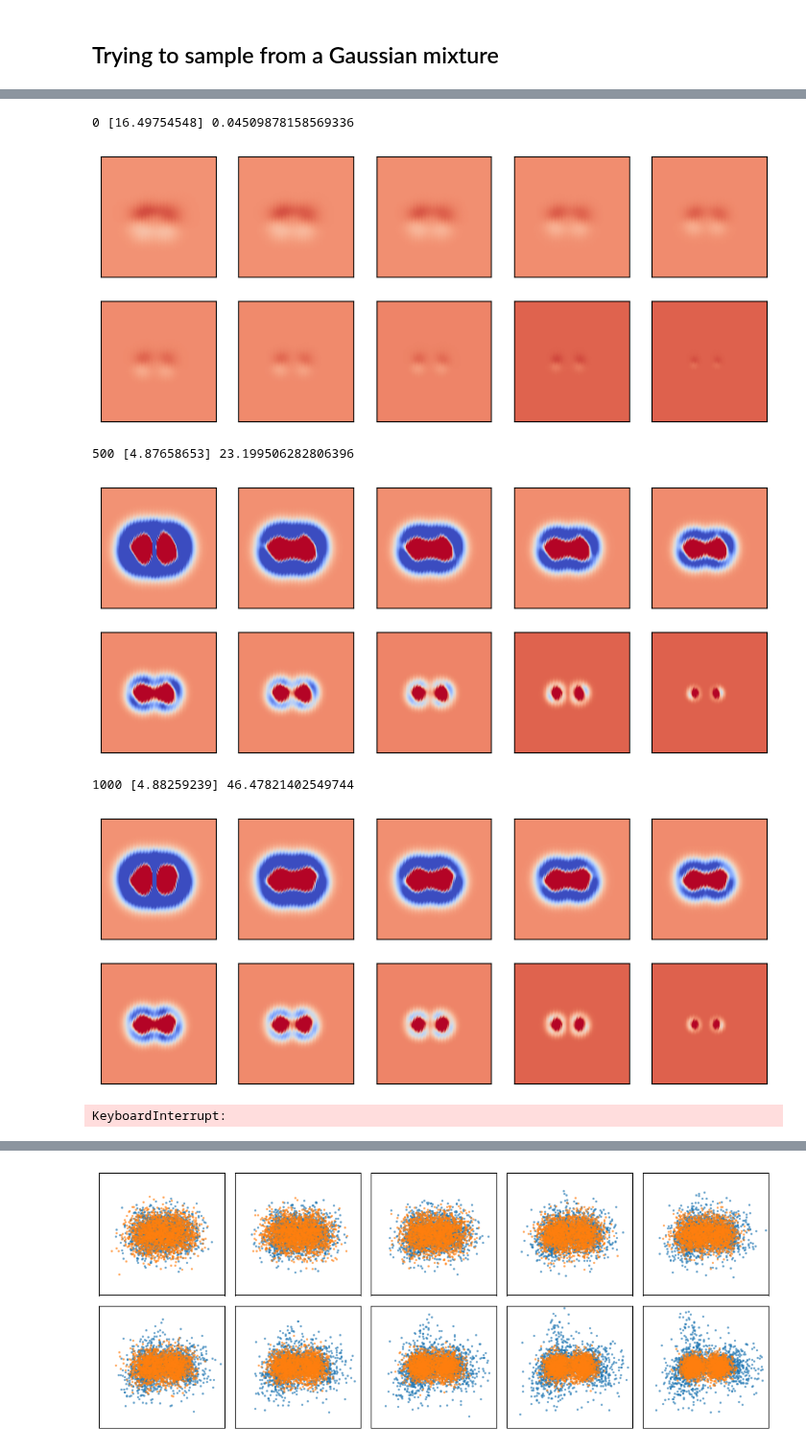
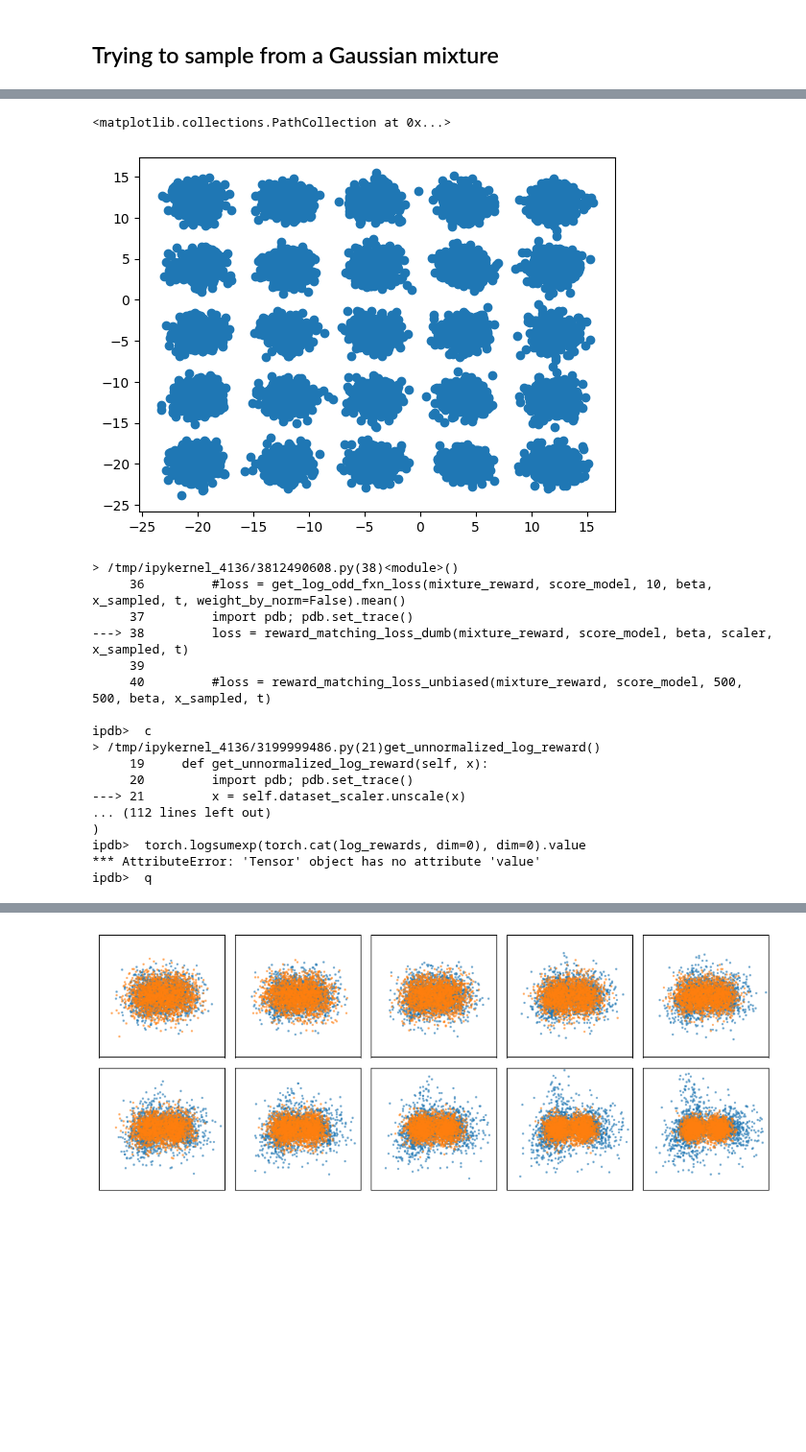
Before and after one commit to taraak/pita, a Jupyter notebook: notebooks/convolutional_continuity_equation_stuff.ipynb, the cells around one changed output, grey strips where cells are left out. Shown at 96% size. Saved outputs shown, nothing was run; the diff lists cells and outputs as text; code cells hidden in the pictures; blank space fills up the shorter version.

```diff
--- a/notebooks/convolutional_continuity_equation_stuff.ipynb
+++ b/notebooks/convolutional_continuity_equation_stuff.ipynb
@@ -662,2 +679,45 @@ plt.scatter(*dataset.T)
+# %%
+num_samples = 500
+shift = 4
+target_sigma_squared = 0.3
+
+samples = []
+centers = [torch.tensor([[a, b]], dtype=torch.float) for a in range(-20, 20, 8) for b in range(-20, 20, 8)]
+for center in centers:
+    center = center.expand(num_samples, 2)
+    samples.append(torch.normal(center, torch.full((num_samples, 1), 1.0)))
+
+dataset = torch.cat(samples, dim=0)
+
+x_max = dataset[:, 0].max()
+y_max = dataset[:, 1].max()
+
+class DatasetScaler:
+    def __init__(self, dataset):
+        self.x_max = dataset[:, 0].max()
+        self.y_max = dataset[:, 1].max()
+
+    def scale(self, data_to_scale):
+        new_data = data_to_scale.clone()
+
+        new_data[..., 0] = new_data[..., 0] / self.x_max
+        new_data[..., 1] = new_data[..., 1] / self.y_max
+
+        return new_data
+
+    def unscale(self, data_to_unscale):
+        new_data = data_to_unscale.clone()
+
+        new_data[..., 0] = data_to_unscale[..., 0] * self.x_max
+        new_data[..., 1] = data_to_unscale[..., 1] * self.y_max
+
+        return new_data
+
+scaler = DatasetScaler(dataset)
+
+plt.scatter(*dataset.T)
+# %% [output]
+<matplotlib.collections.PathCollection at 0x...>
+[figure, added]
 # %%
 class GaussianMixtureRewardFunction:
@@ -785,12 +848,12 @@ timer = time.time()
 errs = []
 log = []
 the_log = []
-bs = 256
+bs = 1024
 
 had_zero_reward_yet = False
 
 dataset = dataset.to(device=DEVICE)
-for it in range(4000):
+for it in range(500):
     dataset = dataset[torch.randperm(len(dataset))]
     num_batches = int(np.ceil(len(dataset) / float(bs)))
     #if it % 1000 == 0:
@@ -808,8 +871,9 @@ for it in range(4000):
 
         #loss = exact_loss(mixture_reward, score_model, x_sampled, t)
         #loss = get_log_odd_fxn_loss(mixture_reward, score_model, 10, beta, x_sampled, t, weight_by_norm=False).mean()
-        loss = reward_matching_loss_dumb(mixture_reward, score_model, beta, x_sampled, t)
+        loss = reward_matching_loss_dumb(mixture_reward, score_model, beta, scaler, x_sampled, t)
 
+        #loss = reward_matching_loss_unbiased(mixture_reward, score_model, 500, 500, beta, x_sampled, t)
         #loss = (get_loss_term_return_ests(mixture_reward, score_model, 1, beta, x_sampled, t).mean())# * (beta * t).pow(2)).mean()
 
         loss.backward()
@@ -819,19 +883,29 @@ for it in range(4000):
 
         log.append((loss.mean().item()))
 
-    if it%500==0:
+    if it%10==0:
         the_log_entry = np.array([ np.array(log[-10:]).mean(0) ])
         the_log.append(the_log_entry)
         print(it, the_log_entry, time.time()-timer)
-        plot_true_divergence(score_model)
+        #plot_true_divergence(score_model)
 # %% [output]
-0 [16.49754548] 0.04509878158569336
+> /tmp/ipykernel_4136/3812490608.py(38)<module>()
+     36         #loss = get_log_odd_fxn_loss(mixture_reward, score_model, 10, beta, x_sampled, t, weight_by_norm=False).mean()
+     37         import pdb; pdb.set_trace()
+---> 38         loss = reward_matching_loss_dumb(mixture_reward, score_model, beta, scaler, x_sampled, t)
+     39
+     40         #loss = reward_matching_loss_unbiased(mixture_reward, score_model, 500, 500, beta, x_sampled, t)
+
+ipdb>  c
+> /tmp/ipykernel_4136/3199999486.py(21)get_unnormalized_log_reward()
+     19     def get_unnormalized_log_reward(self, x):
+     20         import pdb; pdb.set_trace()
+---> 21         x = self.dataset_scaler.unscale(x)
+... (112 lines left out)
+)
+ipdb>  torch.logsumexp(torch.cat(log_rewards, dim=0), dim=0).value
+*** AttributeError: 'Tensor' object has no attribute 'value'
+ipdb>  q
-[figure, removed]
-500 [4.87658653] 23.199506282806396
-[figure, removed]
-1000 [4.88259239] 46.47821402549744
-[figure, removed]
-KeyboardInterrupt:
 # %%
 def moving_average(x, w):
     return np.convolve(x, np.ones(w), 'valid') / w
```
Also changed, not shown: parts of 16 cells of this notebook.
